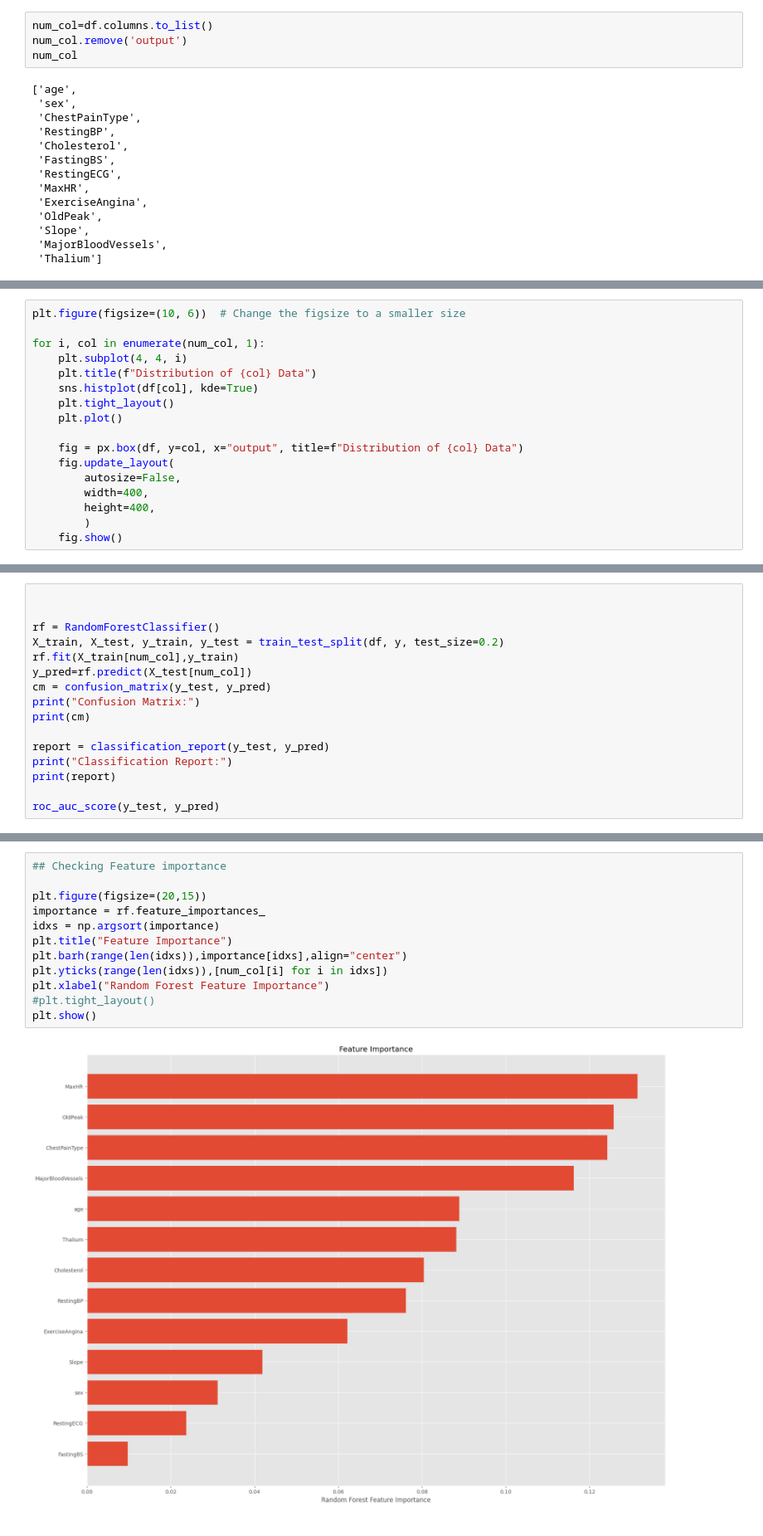
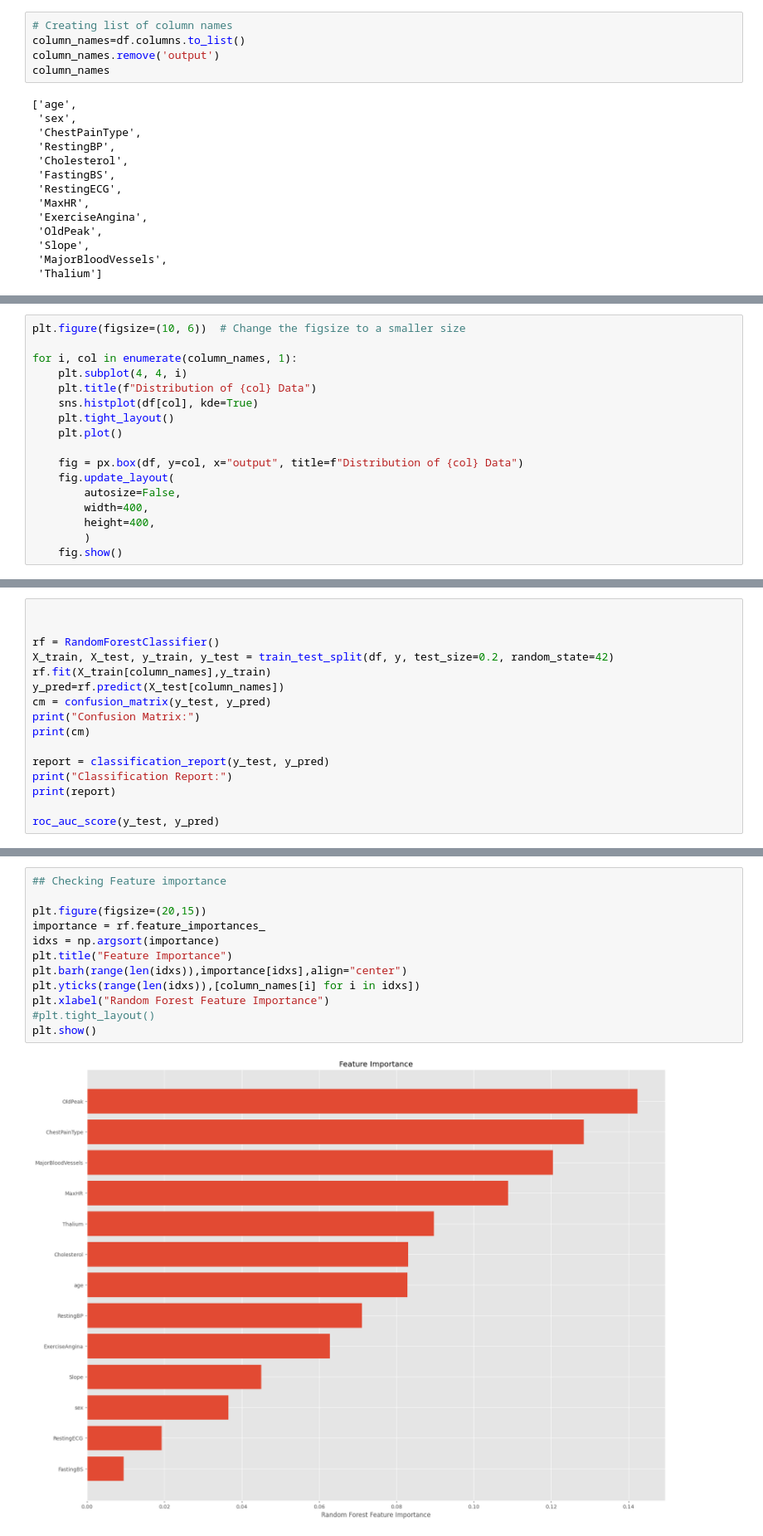
Before and after one commit to Tom-Sloan/ML_CSI_assignment2, a Jupyter notebook: assignment2.ipynb, the cells around one changed output, grey strips where cells are left out. Shown at 83% size. Saved outputs shown, nothing was run; the diff lists cells and outputs as text.

```diff
--- a/assignment2.ipynb
+++ b/assignment2.ipynb
@@ -60,7 +75,8 @@ dtype: object
 # %%
-num_col=df.columns.to_list()
-num_col.remove('output')
-num_col
+# Creating list of column names
+column_names=df.columns.to_list()
+column_names.remove('output')
+column_names
 # %% [output]
 ['age',
  'sex',
@@ -116,7 +106,7 @@ for i, col in enumerate(df.columns,1):
 # %%
 plt.figure(figsize=(10, 6))  # Change the figsize to a smaller size
 
-for i, col in enumerate(num_col, 1):
+for i, col in enumerate(column_names, 1):
     plt.subplot(4, 4, i)
     plt.title(f"Distribution of {col} Data")
     sns.histplot(df[col], kde=True)
@@ -165,9 +140,9 @@ Name: count, dtype: int64
 
 
 rf = RandomForestClassifier()
-X_train, X_test, y_train, y_test = train_test_split(df, y, test_size=0.2)
-rf.fit(X_train[num_col],y_train)
-y_pred=rf.predict(X_test[num_col])
+X_train, X_test, y_train, y_test = train_test_split(df, y, test_size=0.2, random_state=42)
+rf.fit(X_train[column_names],y_train)
+y_pred=rf.predict(X_test[column_names])
 cm = confusion_matrix(y_test, y_pred)
 print("Confusion Matrix:")
 print(cm)
@@ -194,15 +169,15 @@ weighted avg       0.88      0.89      0.88        61
 # %%
 ## Checking Feature importance
 
 plt.figure(figsize=(20,15))
 importance = rf.feature_importances_
 idxs = np.argsort(importance)
 plt.title("Feature Importance")
 plt.barh(range(len(idxs)),importance[idxs],align="center")
-plt.yticks(range(len(idxs)),[num_col[i] for i in idxs])
+plt.yticks(range(len(idxs)),[column_names[i] for i in idxs])
 plt.xlabel("Random Forest Feature Importance")
 #plt.tight_layout()
 plt.show()
 # %% [output]
-[figure, old version]
+[figure, new version]
 # %%
```
Also changed, not shown: parts of 15 cells of this notebook.
